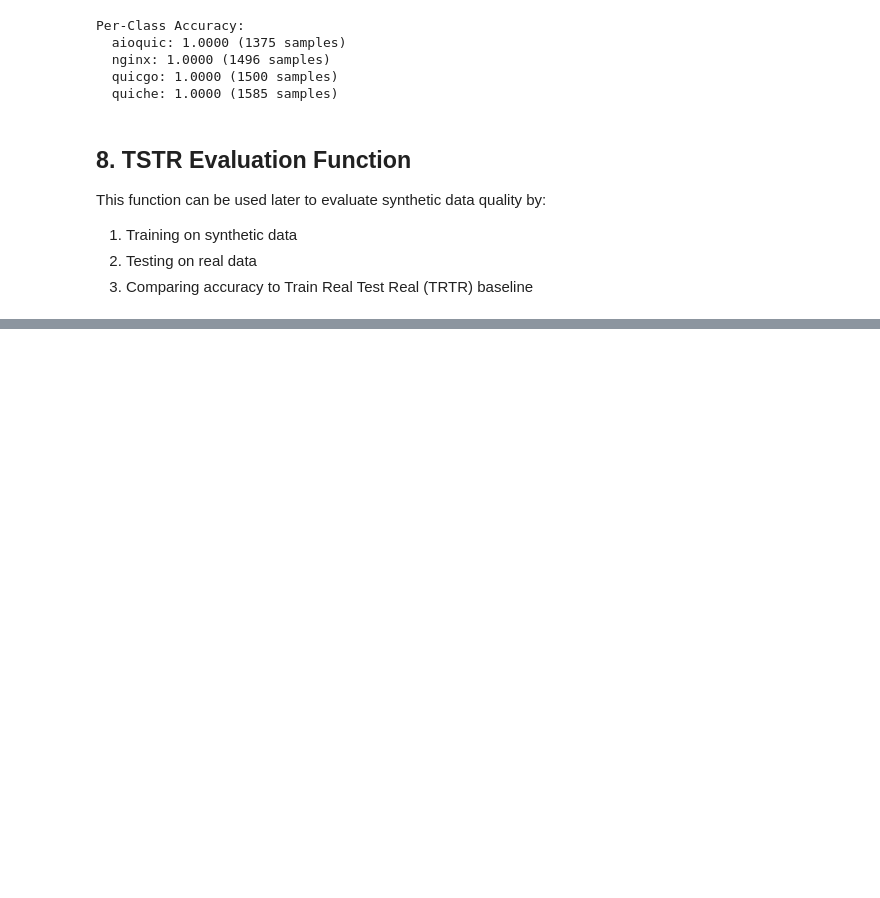
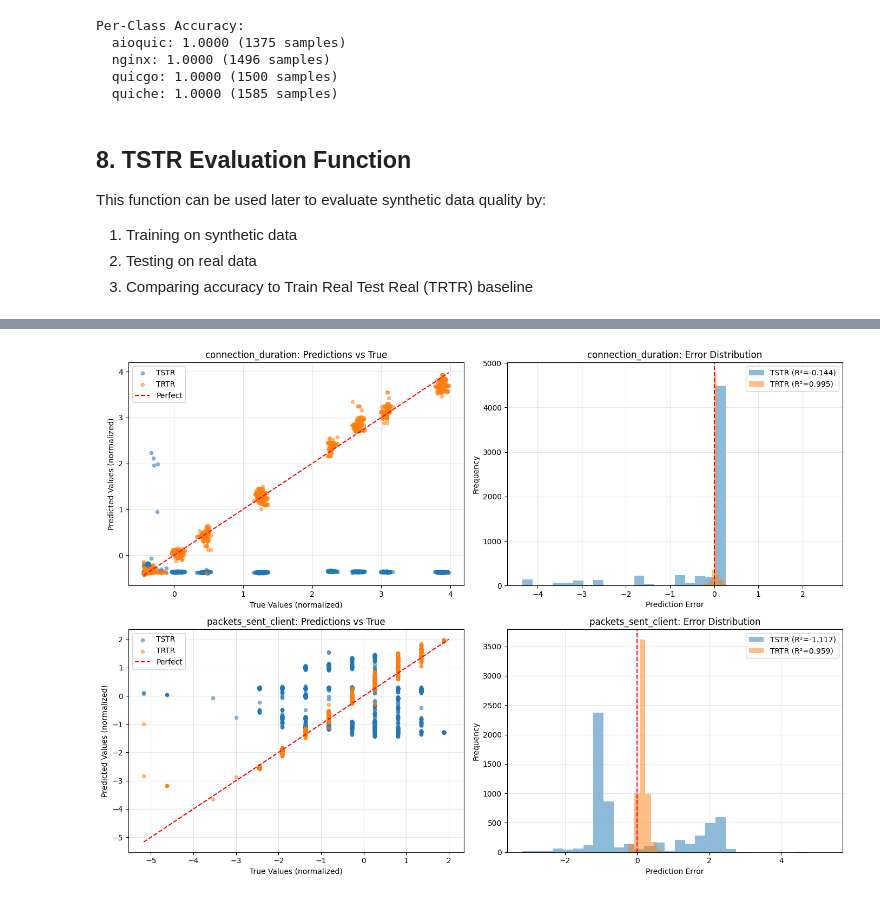
Before and after one commit to imets01/synthetic_network_data_gen, a Jupyter notebook: synth_tool/notebooks/ML_utility_low_level.ipynb, the cells around one changed output, grey strips where cells are left out. Drawn from its saved outputs; the diff is of its cells as text; code cells hidden in the pictures; blank space fills up the shorter version.

```diff
--- a/synth_tool/notebooks/ML_utility_low_level.ipynb
+++ b/synth_tool/notebooks/ML_utility_low_level.ipynb
@@ -847,0 +1155,71 @@ all_labels = [id_to_implementation[cid] for cid in all_capture_ids]
+# %%
+# Diagnose negative R² - Compare target distributions
+print("="*60)
+print("DIAGNOSING NEGATIVE R² VALUES")
+print("="*60)
+
+regression_results = [r for r in all_results if r['task_type'] == 'regression']
+
+for r in regression_results:
+    target = r['target']
+    print(f"\n--- {target} ---")
+
+    # Get target values from high-level data
+    real_targets = high_level_df[high_level_df[target].notna()][target]
+
+    print(f"Real data target statistics:")
+    print(f"  Mean: {real_targets.mean():.4f}")
+    print(f"  Std:  {real_targets.std():.4f}")
+    print(f"  Min:  {real_targets.min():.4f}")
+    print(f"  Max:  {real_targets.max():.4f}")
+
+    # Analyze predictions vs labels
+    print(f"\nTSTR Predictions vs True Labels:")
+    print(f"  True labels - Mean: {np.mean(r['tstr_labels']):.4f}, Std: {np.std(r['tstr_labels']):.4f}")
+    print(f"  Predictions  - Mean: {np.mean(r['tstr_preds']):.4f}, Std: {np.std(r['tstr_preds']):.4f}")
+
+    # Calculate what "mean prediction" R² would be (always 0 by definition)
+    # Negative R² means model is worse than this
+    mean_pred = np.mean(r['tstr_labels'])
+    ss_tot = np.sum((r['tstr_labels'] - mean_pred)**2)
+    ss_res = np.sum((r['tstr_labels'] - r['tstr_preds'])**2)
+    print(f"\n  SS_total: {ss_tot:.4f}")
+    print(f"  SS_residual: {ss_res:.4f}")
+    print(f"  R² = 1 - {ss_res:.4f}/{ss_tot:.4f} = {1 - ss_res/ss_tot:.4f}")
+
+# Visualize prediction distributions
+if len(regression_results) > 0:
+    fig, axes = plt.subplots(len(regression_results), 2, figsize=(14, 5*len(regression_results)))
+    if len(regression_results) == 1:
+        axes = axes.reshape(1, -1)
+
+    for i, r in enumerate(regression_results):
+        # Scatter plot: predictions vs true
+        axes[i, 0].scatter(r['tstr_labels'], r['tstr_preds'], alpha=0.5, s=20, label='TSTR')
+        axes[i, 0].scatter(r['trtr_labels'], r['trtr_preds'], alpha=0.5, s=20, label='TRTR')
+
+        # Add perfect prediction line
+        all_vals = np.concatenate([r['tstr_labels'], r['tstr_preds'], r['trtr_labels'], r['trtr_preds']])
+        min_val, max_val = all_vals.min(), all_vals.max()
+        axes[i, 0].plot([min_val, max_val], [min_val, max_val], 'r--', label='Perfect')
+        axes[i, 0].set_xlabel('True Values (normalized)')
+        axes[i, 0].set_ylabel('Predicted Values (normalized)')
+        axes[i, 0].set_title(f'{r["target"]}: Predictions vs True')
+        axes[i, 0].legend()
+        axes[i, 0].grid(True, alpha=0.3)
+
+        # Histogram of errors
+        tstr_errors = r['tstr_preds'] - r['tstr_labels']
+        trtr_errors = r['trtr_preds'] - r['trtr_labels']
+        axes[i, 1].hist(tstr_errors, bins=30, alpha=0.5, label=f'TSTR (R²={r["tstr_metric"]:.3f})')
+        axes[i, 1].hist(trtr_errors, bins=30, alpha=0.5, label=f'TRTR (R²={r["trtr_metric"]:.3f})')
+        axes[i, 1].axvline(0, color='r', linestyle='--')
+        axes[i, 1].set_xlabel('Prediction Error')
+        axes[i, 1].set_ylabel('Frequency')
+        axes[i, 1].set_title(f'{r["target"]}: Error Distribution')
+        axes[i, 1].legend()
+        axes[i, 1].grid(True, alpha=0.3)
+
+    plt.tight_layout()
+    plt.show()
+# %% [output]
@@ -848,3 +1243,4 @@ all_labels = [id_to_implementation[cid] for cid in all_capture_ids]
+[figure, added]
 # %% [markdown]
 ## Summary
 
```
Also changed, not shown: parts of 25 cells of this notebook, 5 other files.
